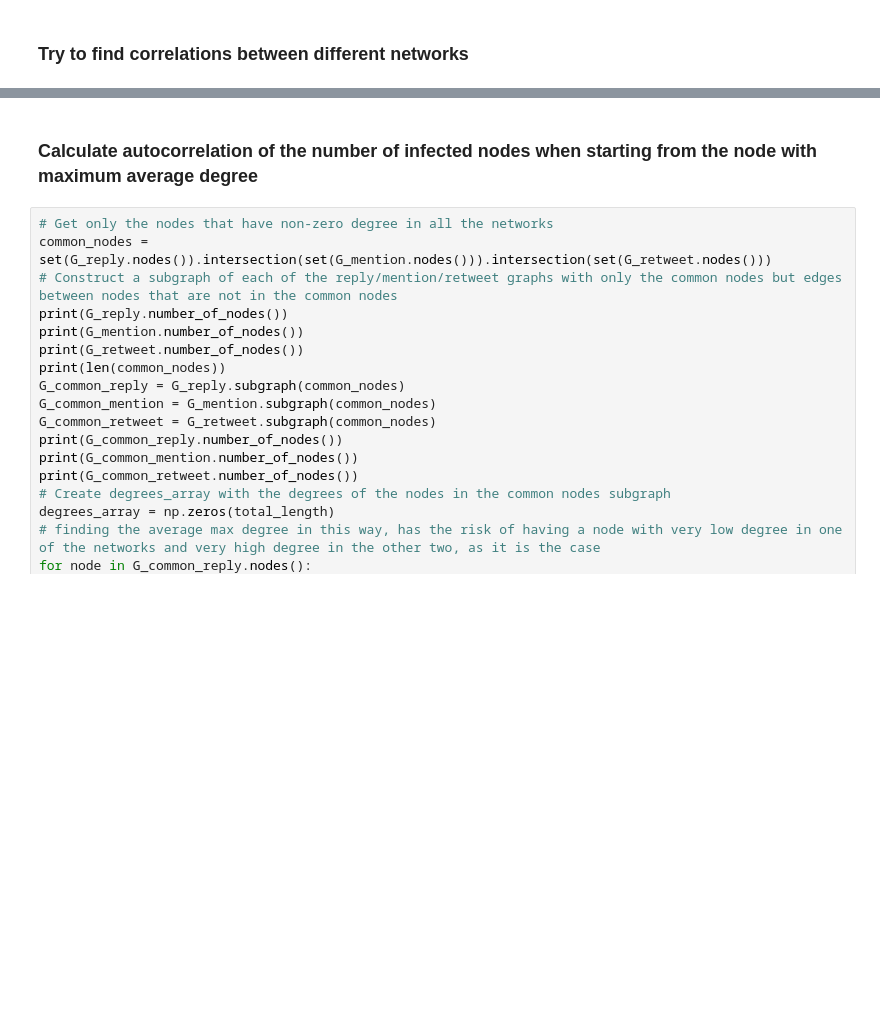
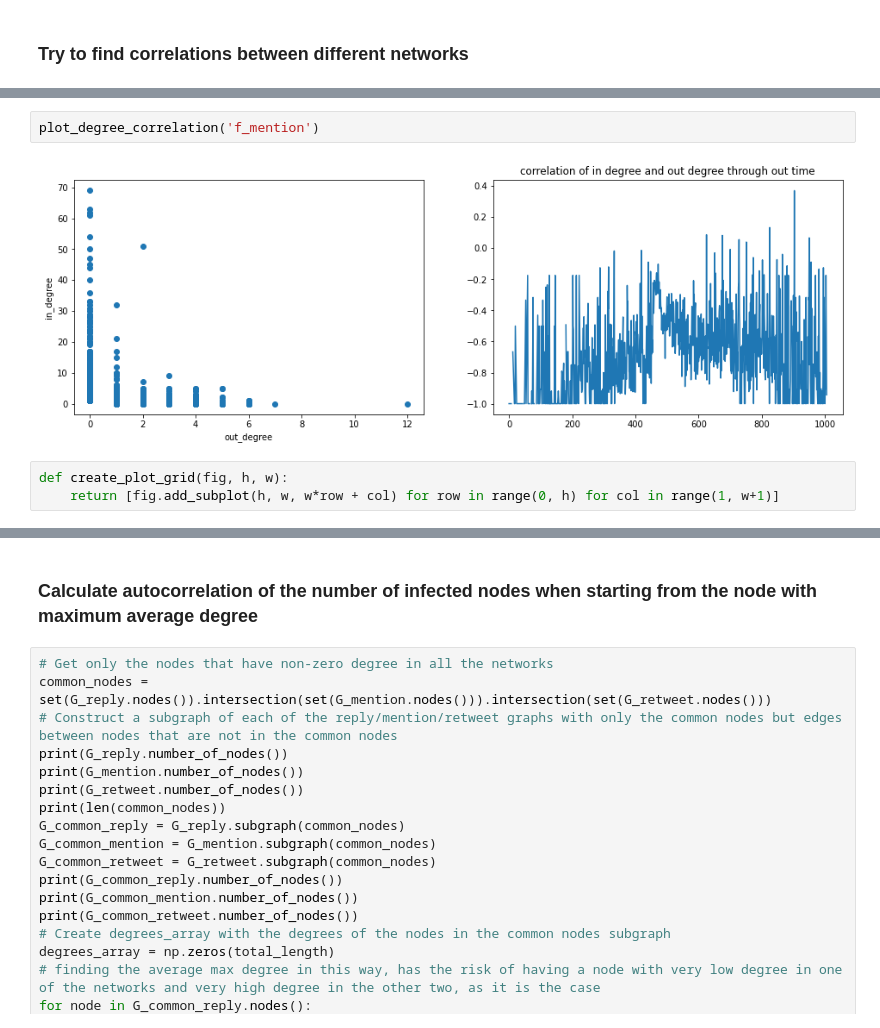
Before and after one commit to francescoopiccoli/higgs-twitter-network-science, a Jupyter notebook: src/process.ipynb, the cells around one changed output, grey strips where cells are left out. Cells and saved outputs as stored; diff of their text form; blank space fills up the shorter version.

```diff
--- a/src/process.ipynb
+++ b/src/process.ipynb
@@ -342,0 +580,7 @@ print(common_nodes)
+# %%
+plot_degree_correlation('f_mention')
+# %% [output]
+[figure, added]
+# %%
+def create_plot_grid(fig, h, w):
+    return [fig.add_subplot(h, w, w*row + col) for row in range(0, h) for col in range(1, w+1)]
```
Also changed, not shown: parts of 38 cells of this notebook.
